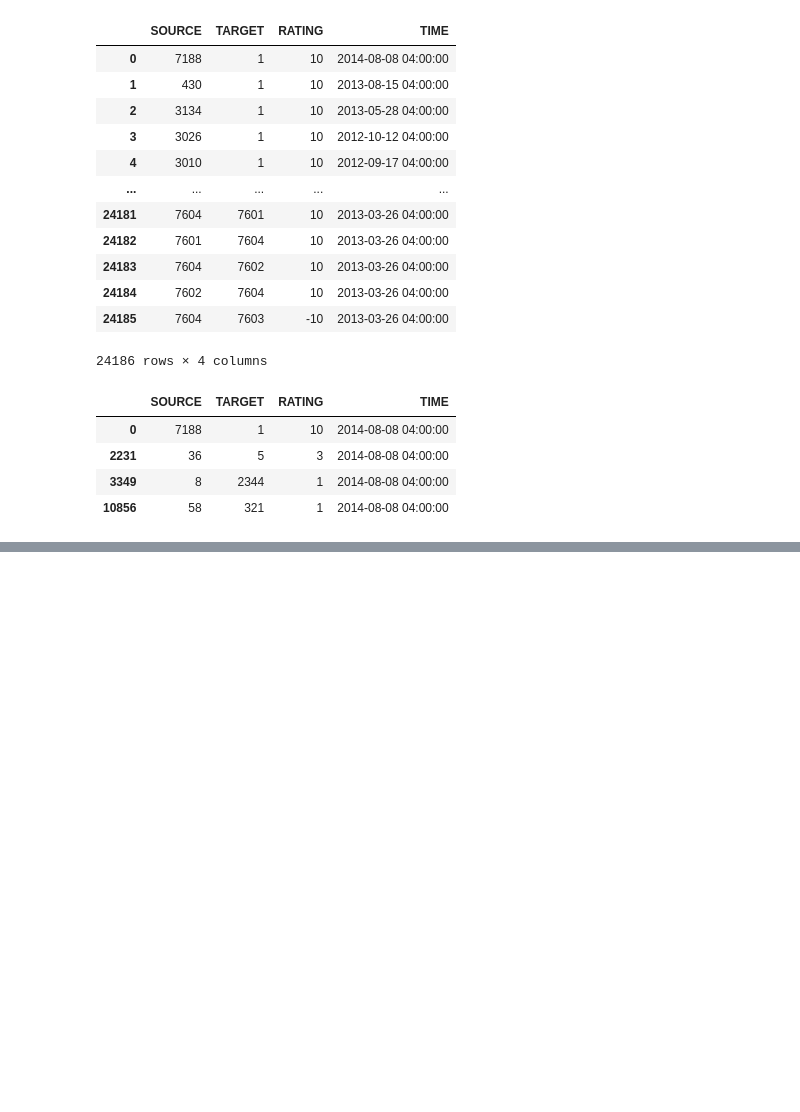
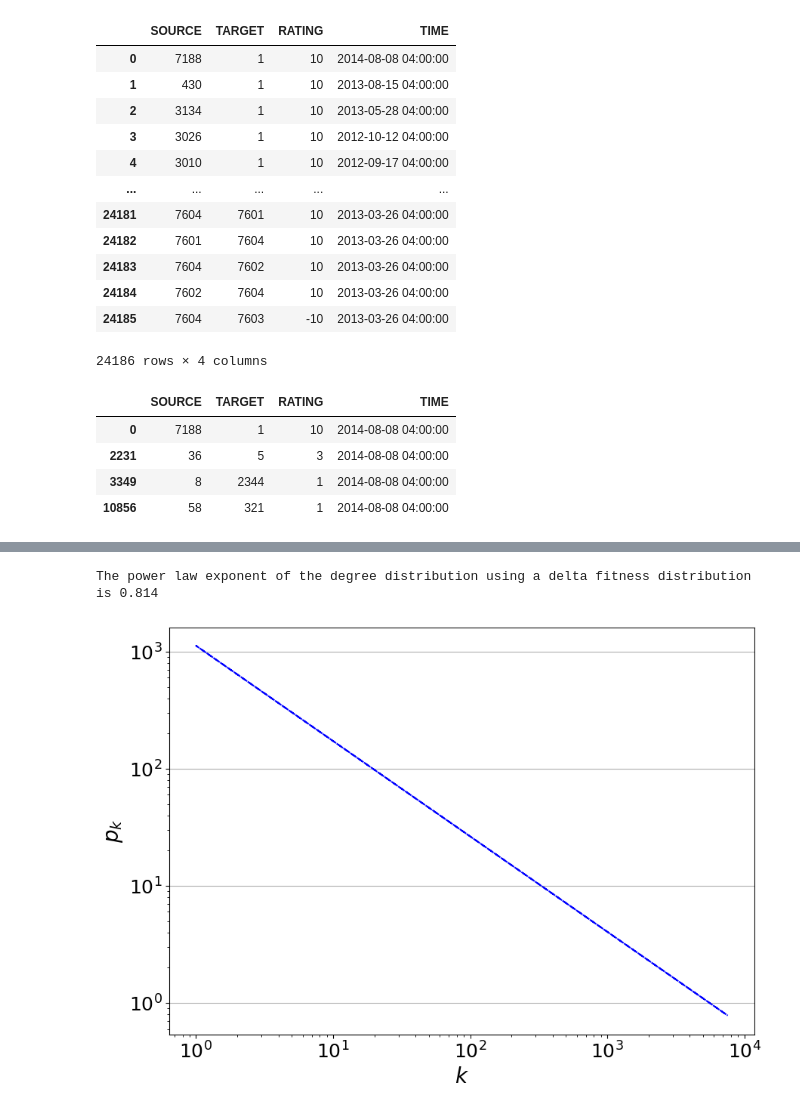
Before and after one commit to AaronDC60/Bianconi_Barabasi, a Jupyter notebook: data/network_dev_dataset_test.ipynb, the cells around one changed output, grey strips where cells are left out. Drawn from its saved outputs; the diff is of its cells as text; code cells hidden in the pictures; blank space fills up the shorter version.

```diff
--- a/data/network_dev_dataset_test.ipynb
+++ b/data/network_dev_dataset_test.ipynb
@@ -33,0 +133,38 @@ df[df['TIME']=='2014-08-08 04:00:00']
+# %%
+x = np.array(list(degree_distribution.keys()))
+y = np.array(list(degree_distribution.values()))
+# %%
+x_delta = np.delete(x, np.argwhere(y==0))
+y_delta = np.delete(y, np.argwhere(y==0))
+
+
+xlog = np.log10(x_delta)
+ylog = np.log10(y_delta)
+# %%
+# Linear regression (slope is the exponent)
+slope_delta, intercept_delta, r_value_delta, _, _ = linregress(xlog, ylog)
+
+# Regression line
+y_fit_delta = 10**intercept_delta * x_delta**(slope_delta)
+#y_analytic_delta = x_delta**(-3)
+y_analytic_delta = 1/ np.power(x_delta, 3)
+
+print('The power law exponent of the degree distribution using a delta fitness distribution is %s'% np.round(-slope_delta, 3))
+# %% [output]
+The power law exponent of the degree distribution using a delta fitness distribution is 0.814
+# %%
+# Plot of the degree distribution
+plt.figure(figsize=(10, 7))
+#plt.loglog(x, y, 'bo', markersize=8)
+plt.loglog(x_delta, y_fit_delta, color = 'blue', linestyle = 'dashed')
+#plt.loglog(x_delta, y_analytic_delta, color = 'black', linestyle = 'dashed')
+
+plt.xlabel('$k$', fontsize=20)
+plt.ylabel('$p_k$', fontsize=20)
+plt.xticks(fontsize=18)
+plt.yticks(fontsize=18)
+
+plt.grid(axis='y')
+plt.show()
+# %% [output]
+[figure, added]
```
Also changed, not shown: parts of 13 cells of this notebook, 7 other files.
